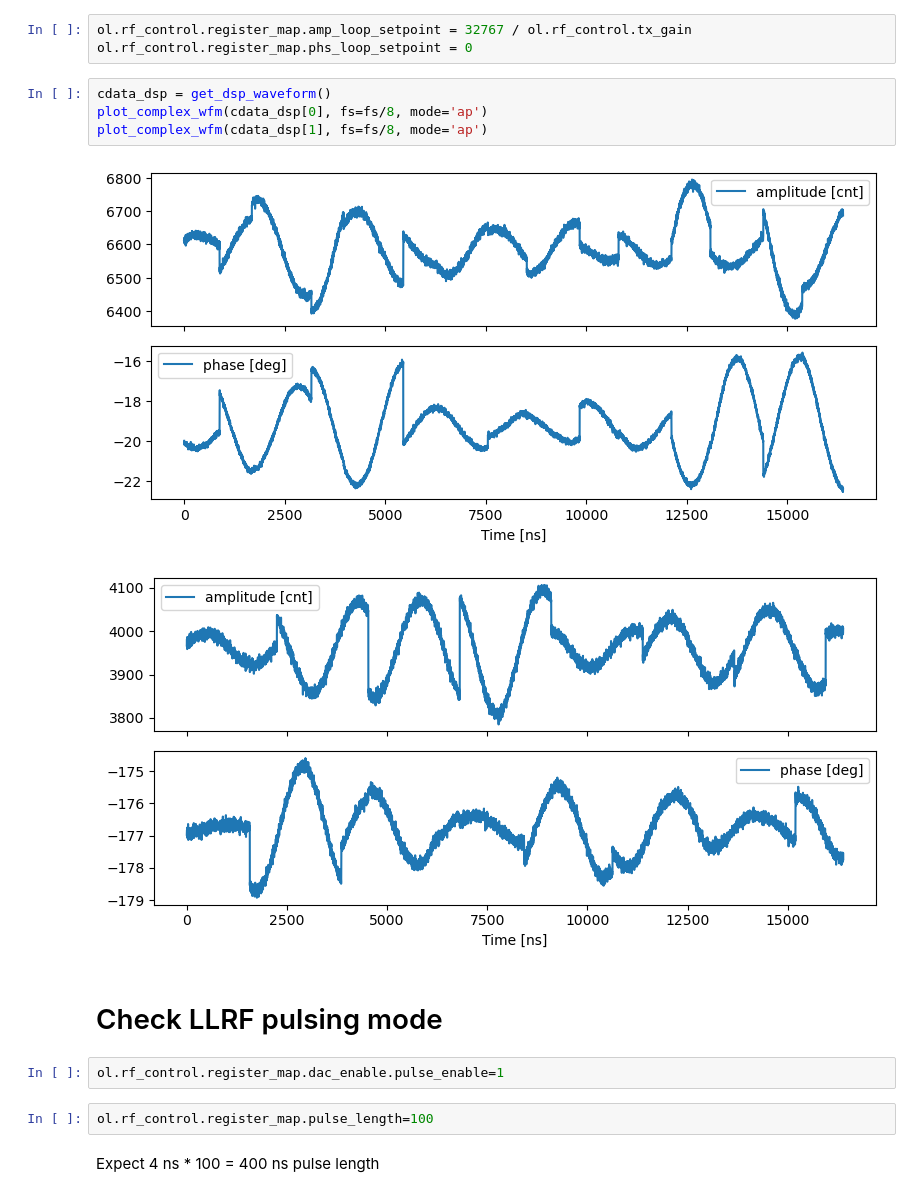
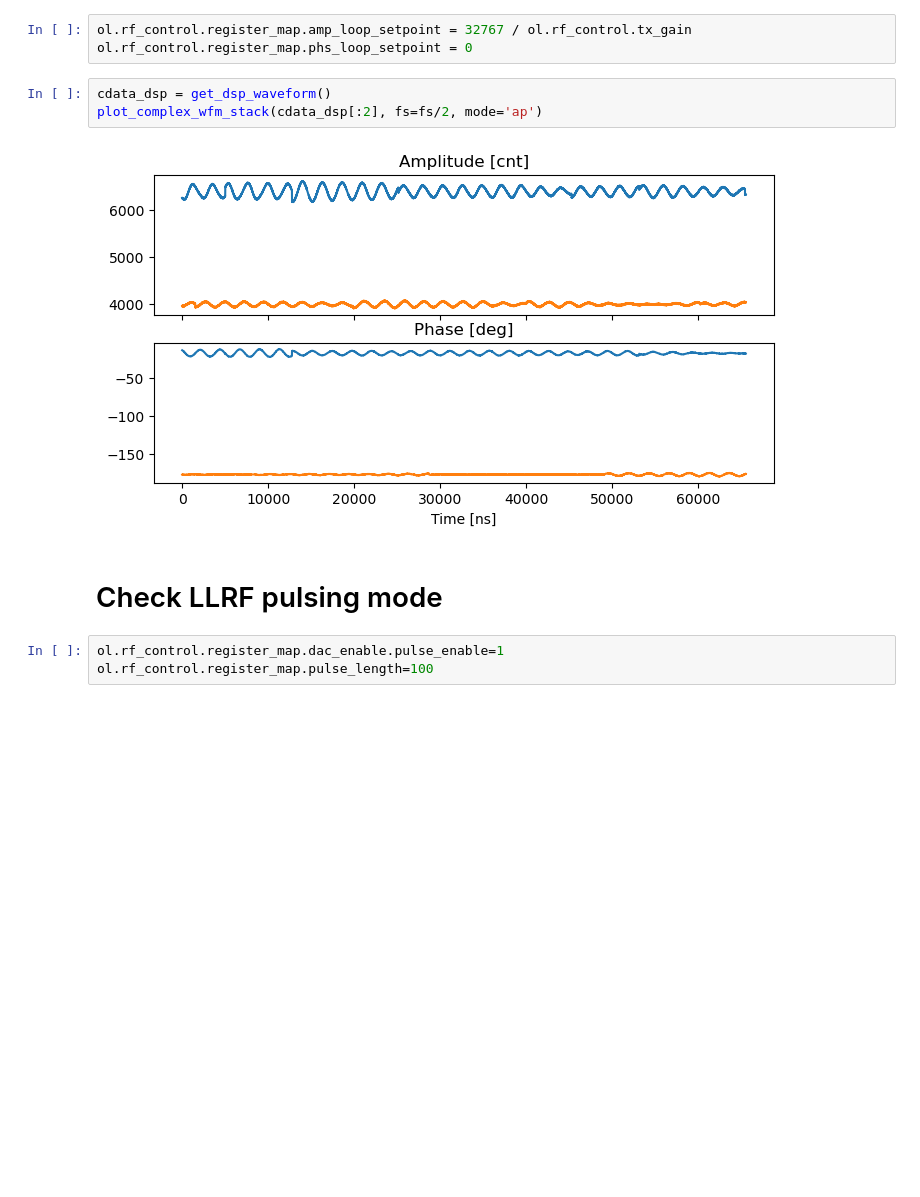
Before and after one commit to BerkeleyLab/LBNL-DSLLRF, a Jupyter notebook: doc/als_llrf_mts_lbl208.ipynb, the cells around one changed output. Cells and saved outputs as stored; diff of their text form; blank space fills up the shorter version.

```diff
--- a/doc/als_llrf_mts_lbl208.ipynb
+++ b/doc/als_llrf_mts_lbl208.ipynb
@@ -144,18 +120,13 @@ ol.dac_player[:] = np.zeros(ol.dac_player.size, dtype=np.int16)
 # %%
 ol.rf_control.register_map.amp_loop_setpoint = 32767 / ol.rf_control.tx_gain
 ol.rf_control.register_map.phs_loop_setpoint = 0
-# %%
-cdata_dsp = get_dsp_waveform()
-plot_complex_wfm(cdata_dsp[0], fs=fs/8, mode='ap')
-plot_complex_wfm(cdata_dsp[1], fs=fs/8, mode='ap')
-# %% [output]
-[figure, removed]
-[figure, removed]
+# %%
+cdata_dsp = get_dsp_waveform()
+plot_complex_wfm_stack(cdata_dsp[:2], fs=fs/2, mode='ap')
+# %% [output]
+[figure, added]
 # %% [markdown]
 # Check LLRF pulsing mode
 # %%
 ol.rf_control.register_map.dac_enable.pulse_enable=1
+ol.rf_control.register_map.pulse_length=100
-# %%
-ol.rf_control.register_map.pulse_length=100
-# %% [markdown]
-Expect 4 ns * 100 = 400 ns pulse length
```
Also changed, not shown: parts of 15 cells of this notebook, 43 other files.
